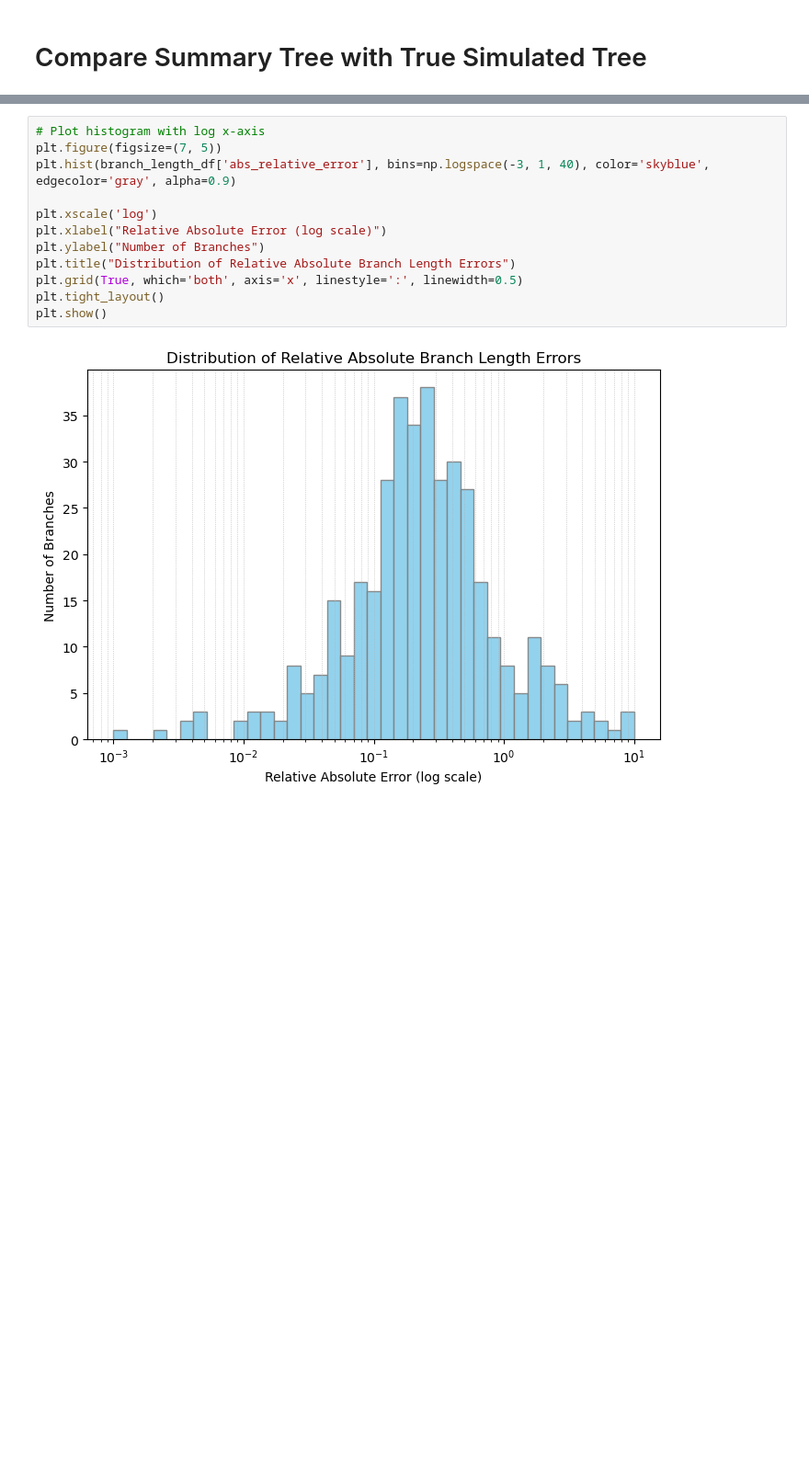
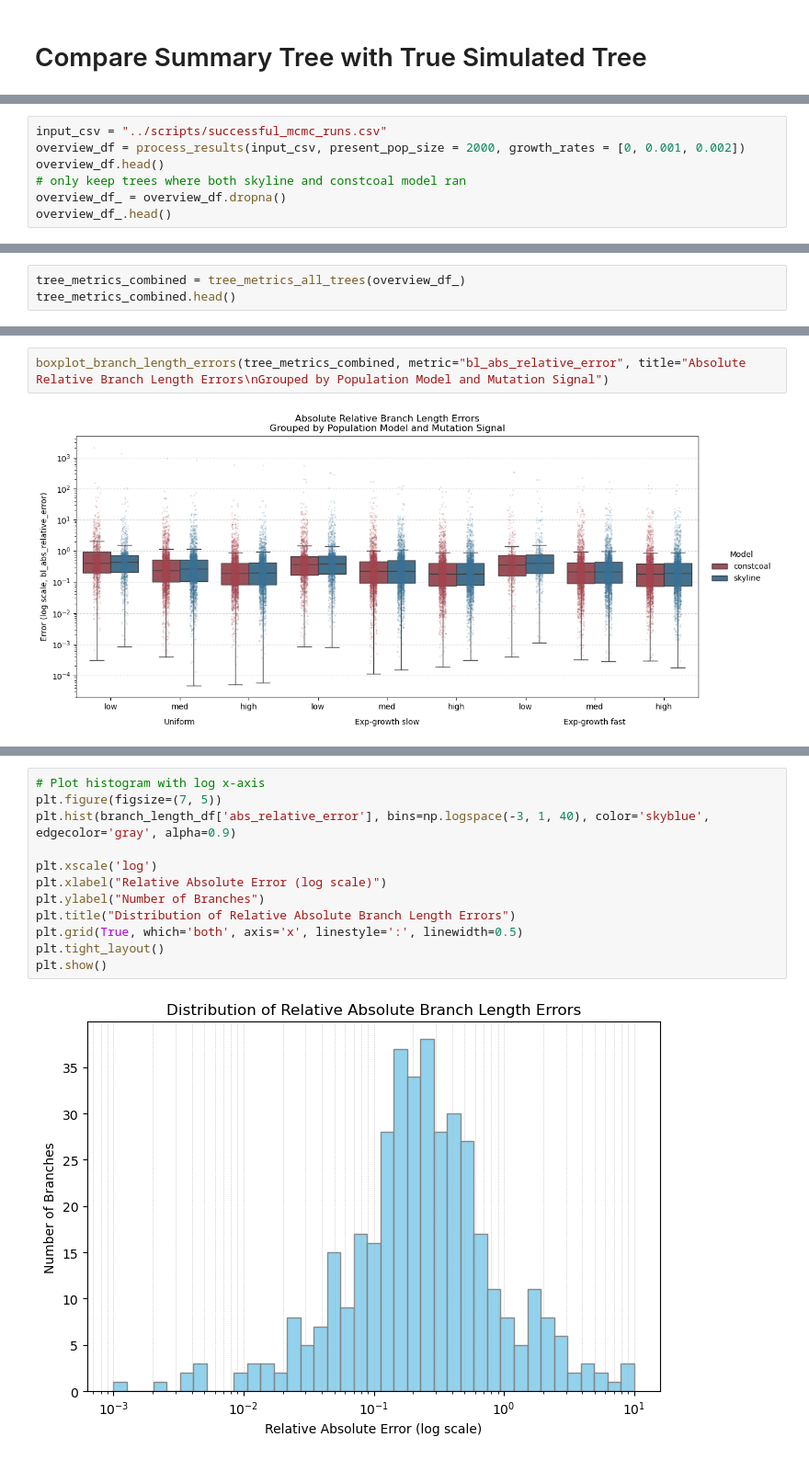
Before and after one commit to marie3003/BESP_paper-analyses, a Jupyter notebook: workflows/evaluate_results.ipynb, the cells around one changed output, grey strips where cells are left out. Shown at 92% size. Saved outputs shown, nothing was run; the diff lists cells and outputs as text; blank space fills up the shorter version.

Commit message:
evaluate results with new plots and now simulate 100 trees

```diff
--- a/workflows/evaluate_results.ipynb
+++ b/workflows/evaluate_results.ipynb
@@ -346,0 +22,7 @@ boxplot_branch_length_errors(branch_length_df, metric="height_relative_error", t
+# %%
+input_csv = "../scripts/successful_mcmc_runs.csv"
+overview_df = process_results(input_csv, present_pop_size = 2000, growth_rates = [0, 0.001, 0.002])
+overview_df.head()
+# only keep trees where both skyline and constcoal model ran
+overview_df_ = overview_df.dropna()
+overview_df_.head()
@@ -346,0 +36,3 @@ boxplot_branch_length_errors(branch_length_df, metric="height_relative_error", t
+# %%
+tree_metrics_combined = tree_metrics_all_trees(overview_df_)
+tree_metrics_combined.head()
@@ -346,0 +47,4 @@ boxplot_branch_length_errors(branch_length_df, metric="height_relative_error", t
+# %%
+boxplot_branch_length_errors(tree_metrics_combined, metric="bl_abs_relative_error", title="Absolute Relative Branch Length Errors\nGrouped by Population Model and Mutation Signal")
+# %% [output]
+[figure, added]
```
Also changed, not shown: parts of 34 cells of this notebook, 5 other files.
